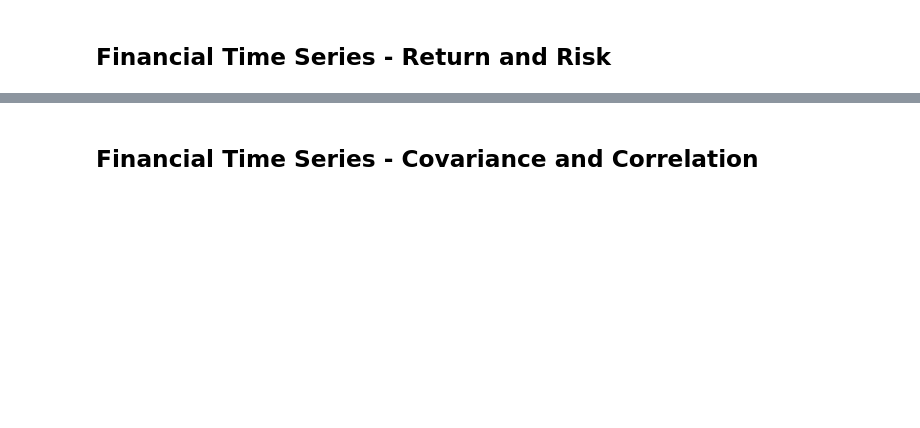
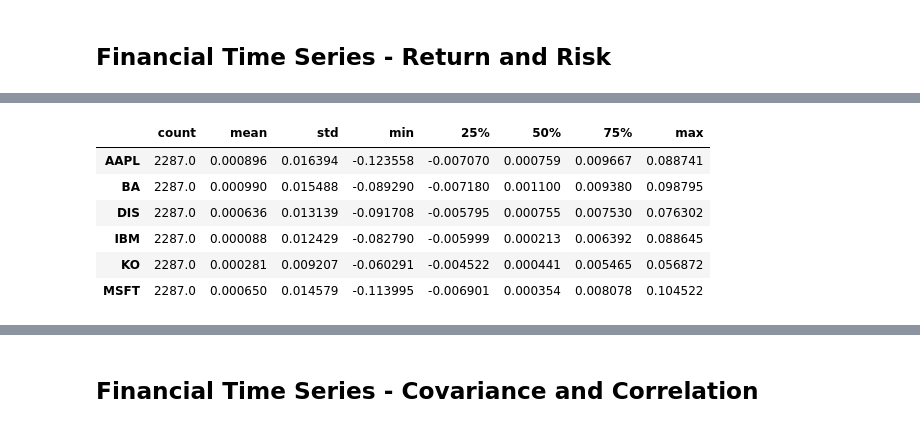
Before and after one commit to contractShield/TA, a Jupyter notebook: Course_Materials/Appendix/Video_Lecture_NBs/NB_02_Financial_Data_Analysis.ipynb, the cells around one changed output, grey strips where cells are left out. Drawn from its saved outputs; the diff is of its cells as text; code cells hidden in the pictures; blank space fills up the shorter version.

```diff
--- a/Course_Materials/Appendix/Video_Lecture_NBs/NB_02_Financial_Data_Analysis.ipynb
+++ b/Course_Materials/Appendix/Video_Lecture_NBs/NB_02_Financial_Data_Analysis.ipynb
@@ -323 +662,13 @@ ret.describe().T.loc[:, ["mean", "std"]]
+# %%
+# 왼쪽 레이블에 주식을 배치하고 열에 평균과 표준편차가 들어가게 하려면 데이터프레임을 전치해야 함
+# T(transpose) 속성을 사용
+ret.describe().T#.loc[:, ["mean", "std"]]
+# %% [output]
+|  | count | mean | std | min | 25% | 50% | 75% | max |
+| AAPL | 2287.0 | 0.000896 | 0.016394 | -0.123558 | -0.007070 | 0.000759 | 0.009667 | 0.088741 |
+| BA | 2287.0 | 0.000990 | 0.015488 | -0.089290 | -0.007180 | 0.001100 | 0.009380 | 0.098795 |
+| DIS | 2287.0 | 0.000636 | 0.013139 | -0.091708 | -0.005795 | 0.000755 | 0.007530 | 0.076302 |
+| IBM | 2287.0 | 0.000088 | 0.012429 | -0.082790 | -0.005999 | 0.000213 | 0.006392 | 0.088645 |
+| KO | 2287.0 | 0.000281 | 0.009207 | -0.060291 | -0.004522 | 0.000441 | 0.005465 | 0.056872 |
+| MSFT | 2287.0 | 0.000650 | 0.014579 | -0.113995 | -0.006901 | 0.000354 | 0.008078 | 0.104522 |
 # %%
```
Also changed, not shown: parts of 92 cells of this notebook, 3 other files.
